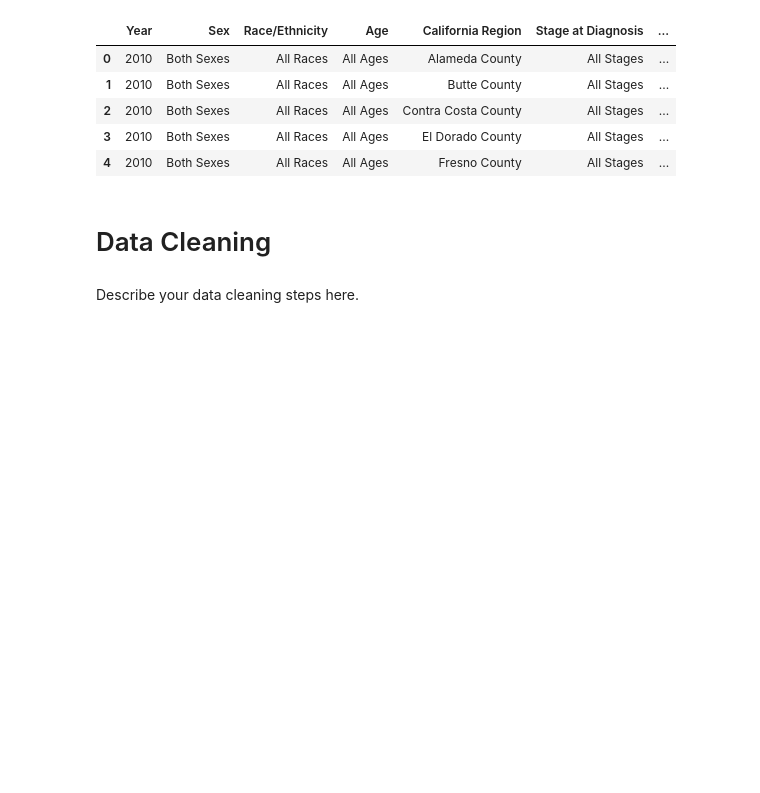
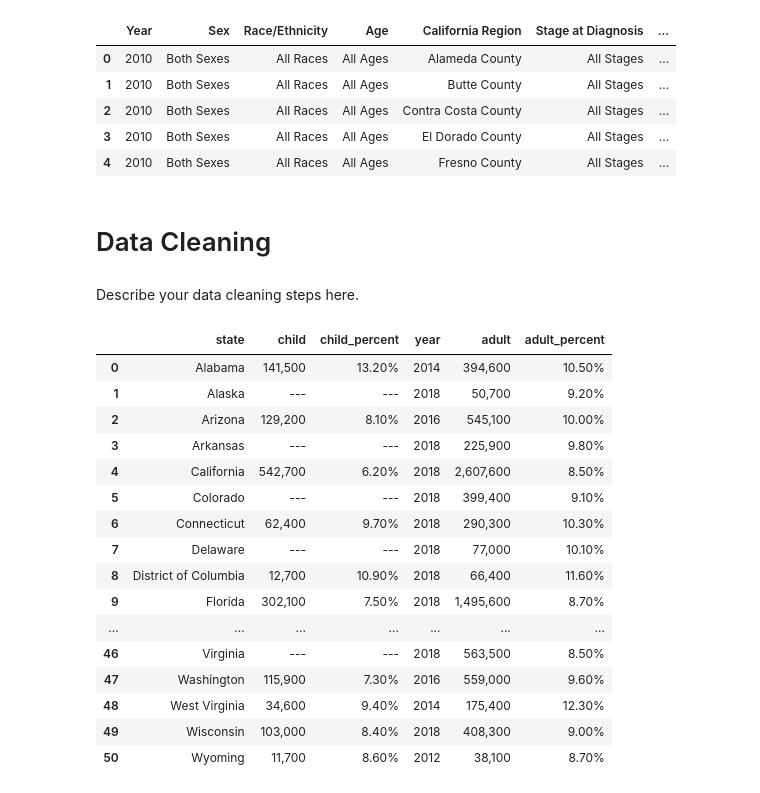
Before and after one commit to tintrungp/COGS108_Repo, a Jupyter notebook: DataCheckpointGroup017Sp22.ipynb, the cells around one changed output. Saved outputs shown, nothing was run; the diff lists cells and outputs as text; code cells hidden in the pictures; blank space fills up the shorter version.

Commit message:
asthma cleanup

```diff
--- a/DataCheckpointGroup017Sp22.ipynb
+++ b/DataCheckpointGroup017Sp22.ipynb
@@ -103,6 +105,35 @@ Describe your data cleaning steps here.
 # %%
 ## YOUR CODE HERE
 ## FEEL FREE TO ADD MULTIPLE CELLS PER SECTION
+# %%
+# data cleaning for asthma
+df.columns = df.columns.str.lower()
+
+df = df.rename(columns={"childcount": "child", "percent": "child_percent", "adultcount": "adult",'percent.1': 'adult_percent'})
+
+df = df.fillna(2018)
+df["year"] = df["year"].astype(int)
+
+df = df.replace(r'^/s*$',np.NaN,regex=True)
+df
+# %% [output]
+|  | state | child | child_percent | year | adult | adult_percent |
+| 0 | Alabama | 141,500 | 13.20% | 2014 | 394,600 | 10.50% |
+| 1 | Alaska | --- | --- | 2018 | 50,700 | 9.20% |
+| 2 | Arizona | 129,200 | 8.10% | 2016 | 545,100 | 10.00% |
+| 3 | Arkansas | --- | --- | 2018 | 225,900 | 9.80% |
+| 4 | California | 542,700 | 6.20% | 2018 | 2,607,600 | 8.50% |
+| 5 | Colorado | --- | --- | 2018 | 399,400 | 9.10% |
+| 6 | Connecticut | 62,400 | 9.70% | 2018 | 290,300 | 10.30% |
+| 7 | Delaware | --- | --- | 2018 | 77,000 | 10.10% |
+| 8 | District of Columbia | 12,700 | 10.90% | 2018 | 66,400 | 11.60% |
+| 9 | Florida | 302,100 | 7.50% | 2018 | 1,495,600 | 8.70% |
+| ... | ... | ... | ... | ... | ... | ... |
+| 46 | Virginia | --- | --- | 2018 | 563,500 | 8.50% |
+| 47 | Washington | 115,900 | 7.30% | 2016 | 559,000 | 9.60% |
+| 48 | West Virginia | 34,600 | 9.40% | 2014 | 175,400 | 12.30% |
+| 49 | Wisconsin | 103,000 | 8.40% | 2018 | 408,300 | 9.00% |
+| 50 | Wyoming | 11,700 | 8.60% | 2012 | 38,100 | 8.70% |
 # %%
 # Data cleaning for AQI by states
 aqi_state = aqi.groupby(['state']).agg('mean')
```
Also changed, not shown: parts of 4 cells of this notebook.
